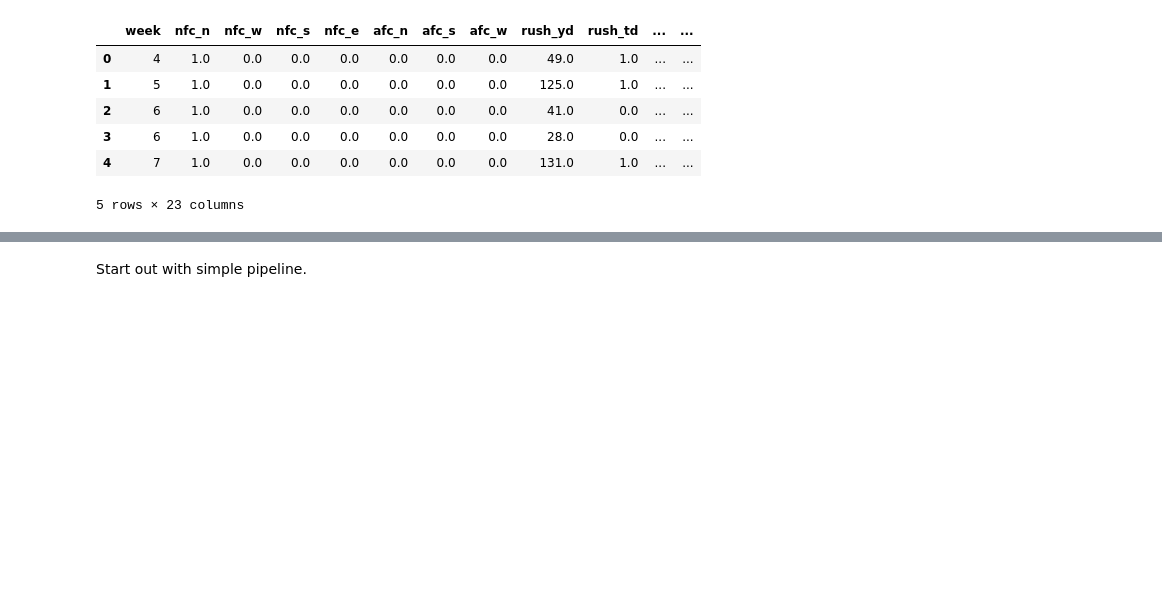
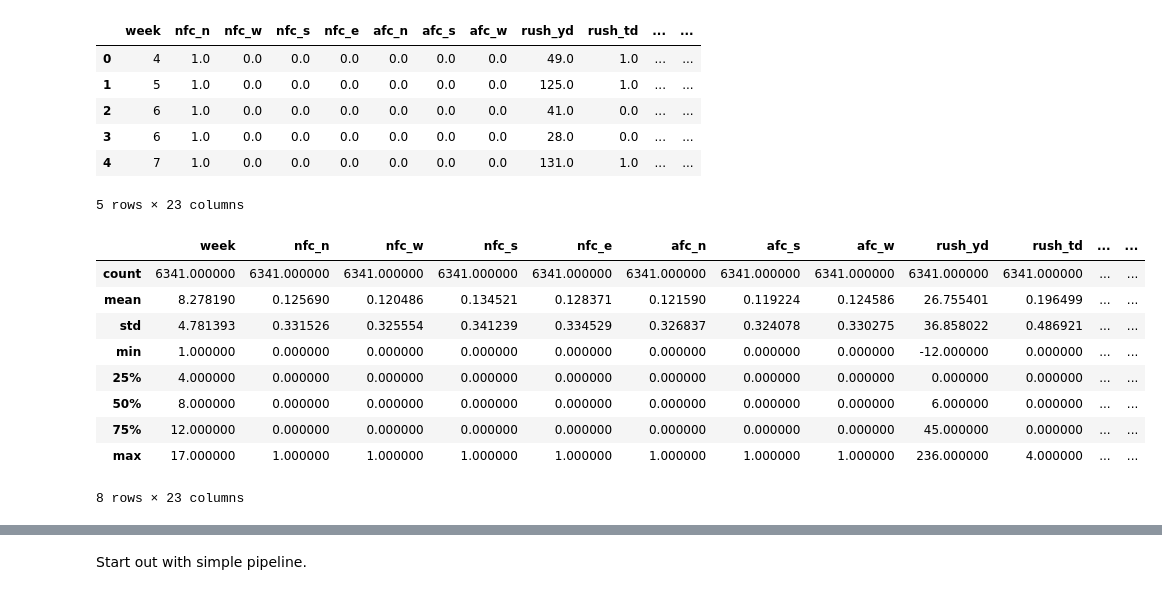
Before and after one commit to jhudiono/LinearRegressionFantasyNFL, a Jupyter notebook: Regression_CV.ipynb, the cells around one changed output, grey strips where cells are left out. Drawn from its saved outputs; the diff is of its cells as text; code cells hidden in the pictures; blank space fills up the shorter version.

```diff
--- a/Regression_CV.ipynb
+++ b/Regression_CV.ipynb
@@ -97,3 +95,16 @@ Done!
 | 3 | 6 | 1.0 | 0.0 | 0.0 | 0.0 | 0.0 | 0.0 | 0.0 | 28.0 | 0.0 | ... | ... |
 | 4 | 7 | 1.0 | 0.0 | 0.0 | 0.0 | 0.0 | 0.0 | 0.0 | 131.0 | 1.0 | ... | ... |
 5 rows × 23 columns
+# %%
+X.describe()
+# %% [output]
+|  | week | nfc_n | nfc_w | nfc_s | nfc_e | afc_n | afc_s | afc_w | rush_yd | rush_td | ... | ... |
+| count | 6341.000000 | 6341.000000 | 6341.000000 | 6341.000000 | 6341.000000 | 6341.000000 | 6341.000000 | 6341.000000 | 6341.000000 | 6341.000000 | ... | ... |
+| mean | 8.278190 | 0.125690 | 0.120486 | 0.134521 | 0.128371 | 0.121590 | 0.119224 | 0.124586 | 26.755401 | 0.196499 | ... | ... |
+| std | 4.781393 | 0.331526 | 0.325554 | 0.341239 | 0.334529 | 0.326837 | 0.324078 | 0.330275 | 36.858022 | 0.486921 | ... | ... |
+| min | 1.000000 | 0.000000 | 0.000000 | 0.000000 | 0.000000 | 0.000000 | 0.000000 | 0.000000 | -12.000000 | 0.000000 | ... | ... |
+| 25% | 4.000000 | 0.000000 | 0.000000 | 0.000000 | 0.000000 | 0.000000 | 0.000000 | 0.000000 | 0.000000 | 0.000000 | ... | ... |
+| 50% | 8.000000 | 0.000000 | 0.000000 | 0.000000 | 0.000000 | 0.000000 | 0.000000 | 0.000000 | 6.000000 | 0.000000 | ... | ... |
+| 75% | 12.000000 | 0.000000 | 0.000000 | 0.000000 | 0.000000 | 0.000000 | 0.000000 | 0.000000 | 45.000000 | 0.000000 | ... | ... |
+| max | 17.000000 | 1.000000 | 1.000000 | 1.000000 | 1.000000 | 1.000000 | 1.000000 | 1.000000 | 236.000000 | 4.000000 | ... | ... |
+8 rows × 23 columns
```
Also changed, not shown: parts of 12 cells of this notebook, 4 other files.
